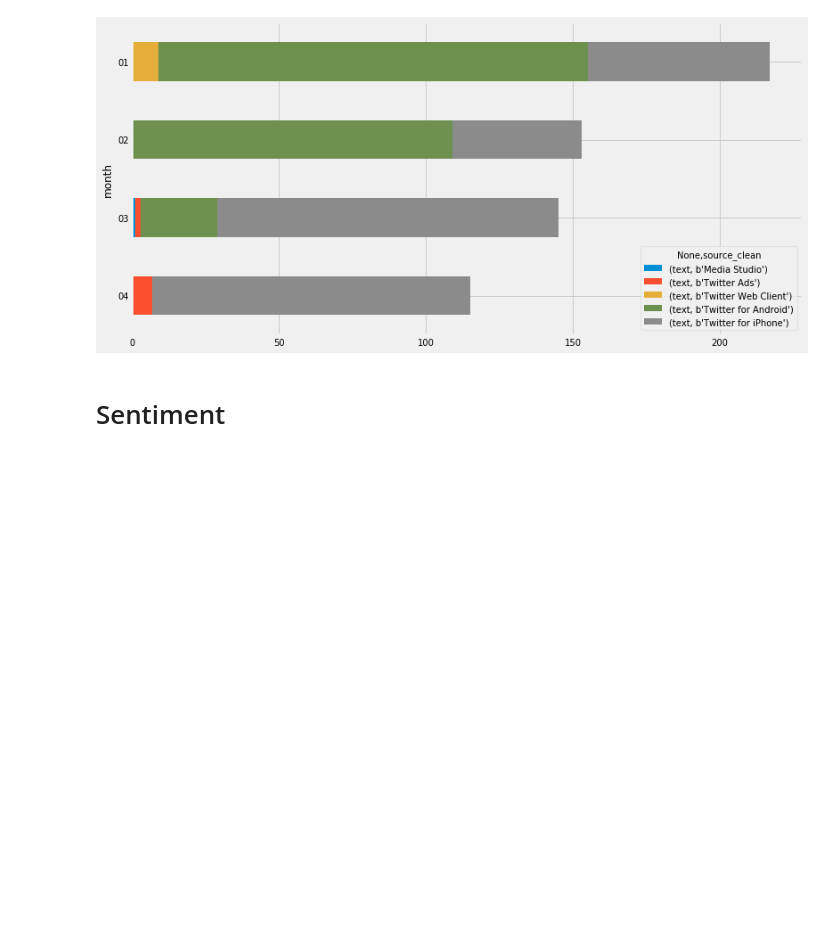
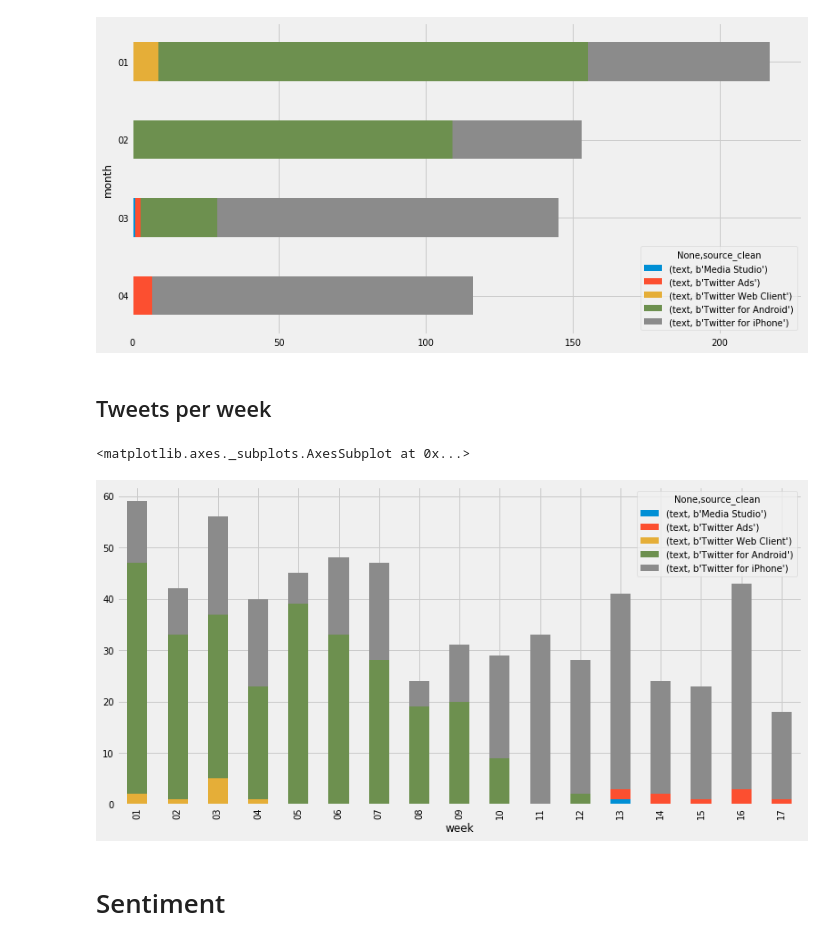
Before and after one commit to nprapps/trump-tweet-analysis, a Jupyter notebook: trump-tweets.ipynb, the cells around one changed output. Drawn from its saved outputs; the diff is of its cells as text; code cells hidden in the pictures; blank space fills up the shorter version.

```diff
--- a/trump-tweets.ipynb
+++ b/trump-tweets.ipynb
@@ -204,6 +205,15 @@ tweetsPerMonth.iloc[::-1].plot(kind='barh', stacked=True)
 # %% [output]
 <matplotlib.axes._subplots.AxesSubplot at 0x...>
 [figure]
+# %% [markdown]
+## Tweets per week
+# %%
+tweetsPerWeek = tweets[['source_clean', 'week', 'text']].pivot_table(index='week', columns=['source_clean'], aggfunc='count')
+tweetsPerWeek.to_csv('output/tweetsperweek-by-device.csv', na_rep=0)
+tweetsPerWeek.plot(kind='bar', stacked=True)
+# %% [output]
+<matplotlib.axes._subplots.AxesSubplot at 0x...>
+[figure, added]
 # %% [markdown]
 # Sentiment
 # %% [markdown]
```
Also changed, not shown: parts of 17 cells of this notebook.
